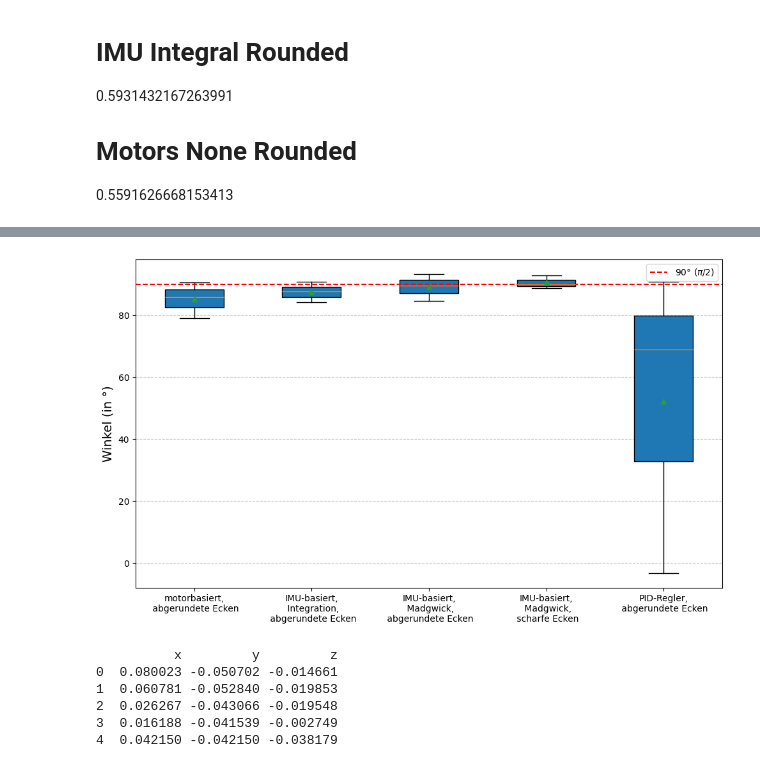
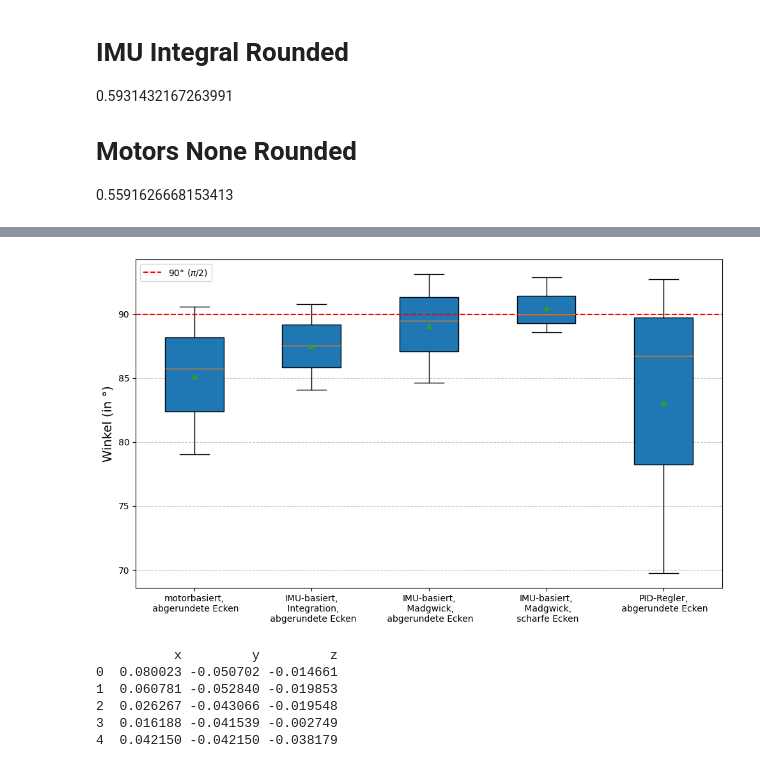
Before and after one commit to charlotte-strg/IMU_Audit, a Jupyter notebook: src/runs_on_pc/ergebnisse_viz.ipynb, the cells around one changed output, grey strips where cells are left out. Cells and saved outputs as stored; diff of their text form; code cells hidden in the pictures.

```diff
--- a/src/runs_on_pc/ergebnisse_viz.ipynb
+++ b/src/runs_on_pc/ergebnisse_viz.ipynb
@@ -409,35 +653,35 @@ data = {
     "IMU-basiert,\n Integration,\n abgerundete Ecken": [1.528037163012127, 1.46811859290787, 1.5849497893218487],
     "IMU-basiert,\n Madgwick,\n abgerundete Ecken": [1.562401486477613, 1.4774013953564875, 1.6253780882191933],
     "IMU-basiert,\n Madgwick,\n scharfe Ecken": [1.5702883845330975, 1.5461179065283241, 1.620963152947934],
-    "PID-Regler,\n abgerundete Ecken": [1.2012568886527835, -0.054767214611984194, 1.5839728373208573],
+    "PID-Regler,\n abgerundete Ecken": [1.5143000852840978, 1.2177882715144435, 1.6189897192688854],
 }
 
 # Daten von Radiant in Grad umrechnen
 data_deg = {key: [np.degrees(value) for value in values] for key, values in data.items()}
 
 # Boxplot erstellen
 fig, ax = plt.subplots(figsize=(10, 6))
 ax.boxplot(
     data_deg.values(),
     vert=True,
     patch_artist=True,
     labels=data_deg.keys(),
     showmeans=True
 )
 
 # Stil und Beschriftung
 # ax.set_title("Boxplot für gefahrene Winkel (in °)", fontsize=16)
 ax.set_ylabel("Winkel (in °)", fontsize=14)
 ax.axhline(y=np.degrees(1.5707963267948966), color='r', linestyle='--', label=r"90° ($\pi$/2)")
 ax.legend()
 
 # Plot anzeigen
 plt.xticks()
 plt.grid(axis='y', linestyle='--', alpha=0.7)
 plt.tight_layout()
 plt.show()
 # %% [output]
-[figure, old version]
+[figure, new version]
 # %%
 # daten für drift-analyse einlesen
 path_drift = "c:/Users/charl/Desktop/Uni_Leipzig/MA/Code/PlatformIO/IMU_Audit/MA_files/Recherche/Ergebnisse/drift_log.txt"
```
Also changed, not shown: parts of 22 cells of this notebook, 2 other files.
